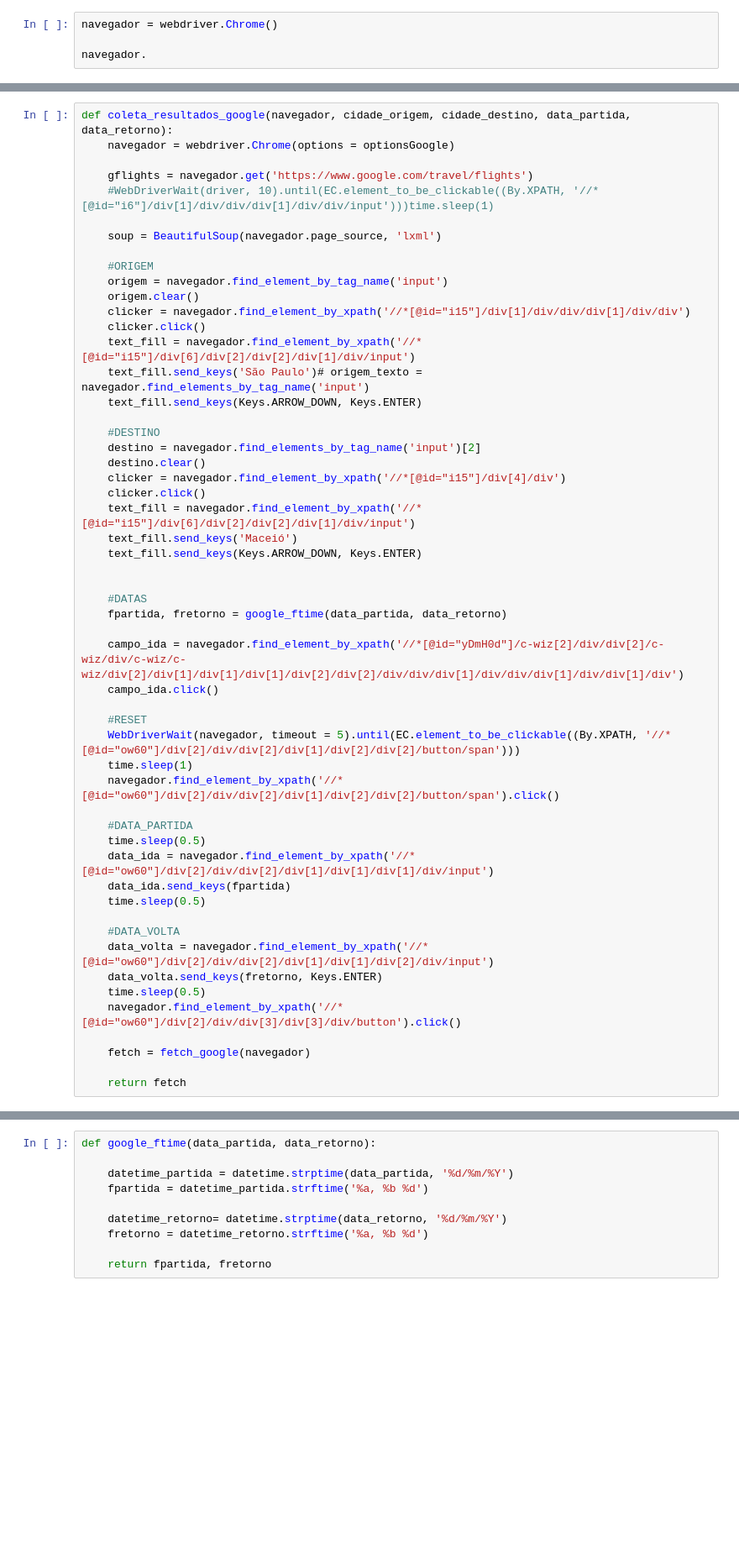
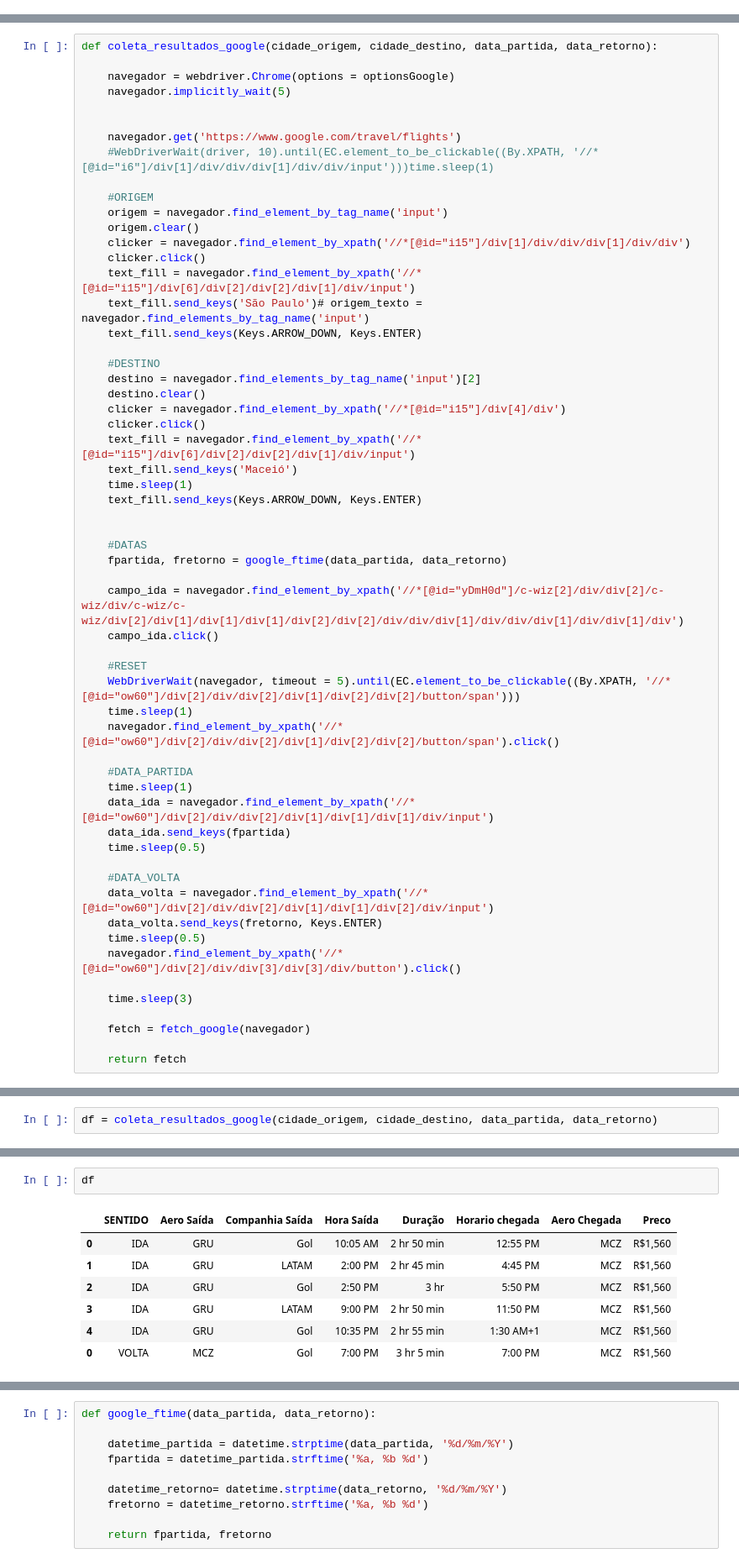
Before and after one commit to GabrielG16/AirPassages, a Jupyter notebook: 123M.ipynb, the cells around one changed output, grey strips where cells are left out. Shown at 84% size. Saved outputs shown, nothing was run; the diff lists cells and outputs as text; blank space fills up the shorter version.

```diff
--- a/123M.ipynb
+++ b/123M.ipynb
@@ -118,7 +118,3 @@ def coleta_resultados_123(navegador):
     return fetch
 # %% [output]
 [interactive output not drawn]
-# %%
-navegador = webdriver.Chrome()
-
-navegador.
@@ -171,12 +127,13 @@ display(df)
 [interactive output not drawn]
 # %%
-def coleta_resultados_google(navegador, cidade_origem, cidade_destino, data_partida, data_retorno):
+def coleta_resultados_google(cidade_origem, cidade_destino, data_partida, data_retorno):
+
     navegador = webdriver.Chrome(options = optionsGoogle)
+    navegador.implicitly_wait(5)
 
-    gflights = navegador.get('https://www.google.com/travel/flights')
+
+    navegador.get('https://www.google.com/travel/flights')
     #WebDriverWait(driver, 10).until(EC.element_to_be_clickable((By.XPATH, '//*[@id="i6"]/div[1]/div/div/div[1]/div/div/input')))time.sleep(1)
-
-    soup = BeautifulSoup(navegador.page_source, 'lxml')
 
     #ORIGEM
     origem = navegador.find_element_by_tag_name('input')
@@ -194,6 +151,7 @@ def coleta_resultados_google(navegador, cidade_origem, cidade_destino, data_part
     clicker.click()
     text_fill = navegador.find_element_by_xpath('//*[@id="i15"]/div[6]/div[2]/div[2]/div[1]/div/input')
     text_fill.send_keys('Maceió')
+    time.sleep(1)
     text_fill.send_keys(Keys.ARROW_DOWN, Keys.ENTER)
 
 
@@ -209,7 +167,7 @@ def coleta_resultados_google(navegador, cidade_origem, cidade_destino, data_part
     navegador.find_element_by_xpath('//*[@id="ow60"]/div[2]/div/div[2]/div[1]/div[2]/div[2]/button/span').click()
 
     #DATA_PARTIDA
-    time.sleep(0.5)
+    time.sleep(1)
     data_ida = navegador.find_element_by_xpath('//*[@id="ow60"]/div[2]/div/div[2]/div[1]/div[1]/div[1]/div/input')
     data_ida.send_keys(fpartida)
     time.sleep(0.5)
@@ -220,6 +178,8 @@ def coleta_resultados_google(navegador, cidade_origem, cidade_destino, data_part
     time.sleep(0.5)
     navegador.find_element_by_xpath('//*[@id="ow60"]/div[2]/div/div[3]/div[3]/div/button').click()
 
+    time.sleep(3)
+
     fetch = fetch_google(navegador)
 
     return fetch
@@ -266,2 +228,4 @@ def fetch_google(navegador):
 # %% [output]
 [interactive output not drawn]
+# %%
+df = coleta_resultados_google(cidade_origem, cidade_destino, data_partida, data_retorno)
@@ -267,0 +234,10 @@ def fetch_google(navegador):
+# %%
+df
+# %% [output]
+|  | SENTIDO | Aero Saída | Companhia Saída | Hora Saída | Duração | Horario chegada | Aero Chegada | Preco |
+| 0 | IDA | GRU | Gol | 10:05 AM | 2 hr 50 min | 12:55 PM | MCZ | R$1,560 |
+| 1 | IDA | GRU | LATAM | 2:00 PM | 2 hr 45 min | 4:45 PM | MCZ | R$1,560 |
+| 2 | IDA | GRU | Gol | 2:50 PM | 3 hr | 5:50 PM | MCZ | R$1,560 |
+| 3 | IDA | GRU | LATAM | 9:00 PM | 2 hr 50 min | 11:50 PM | MCZ | R$1,560 |
+| 4 | IDA | GRU | Gol | 10:35 PM | 2 hr 55 min | 1:30 AM+1 | MCZ | R$1,560 |
+| 0 | VOLTA | MCZ | Gol | 7:00 PM | 3 hr 5 min | 7:00 PM | MCZ | R$1,560 |
```
Also changed, not shown: parts of 11 cells of this notebook, 3 other files.
